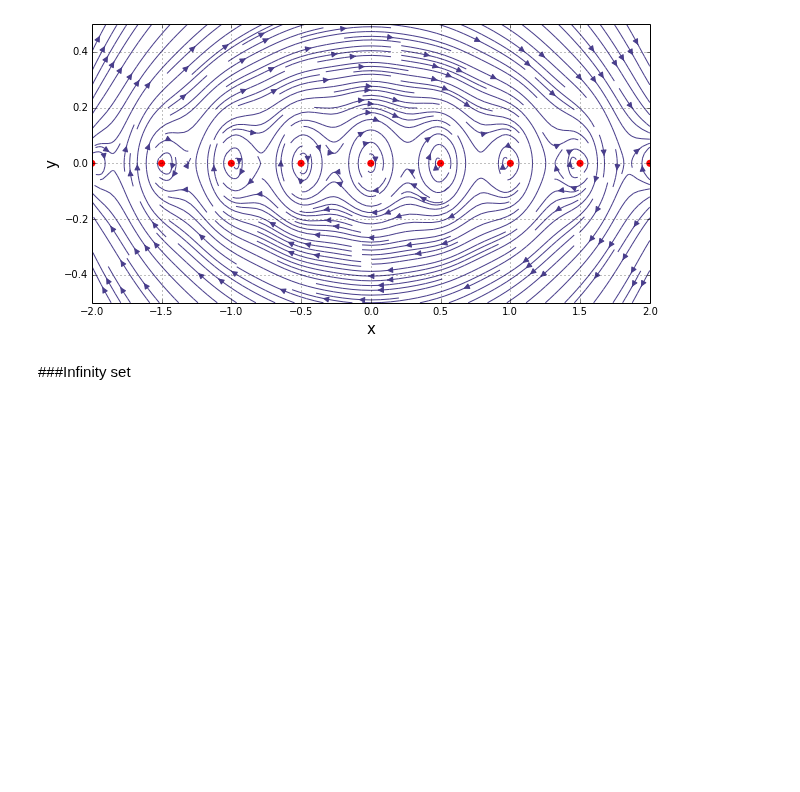
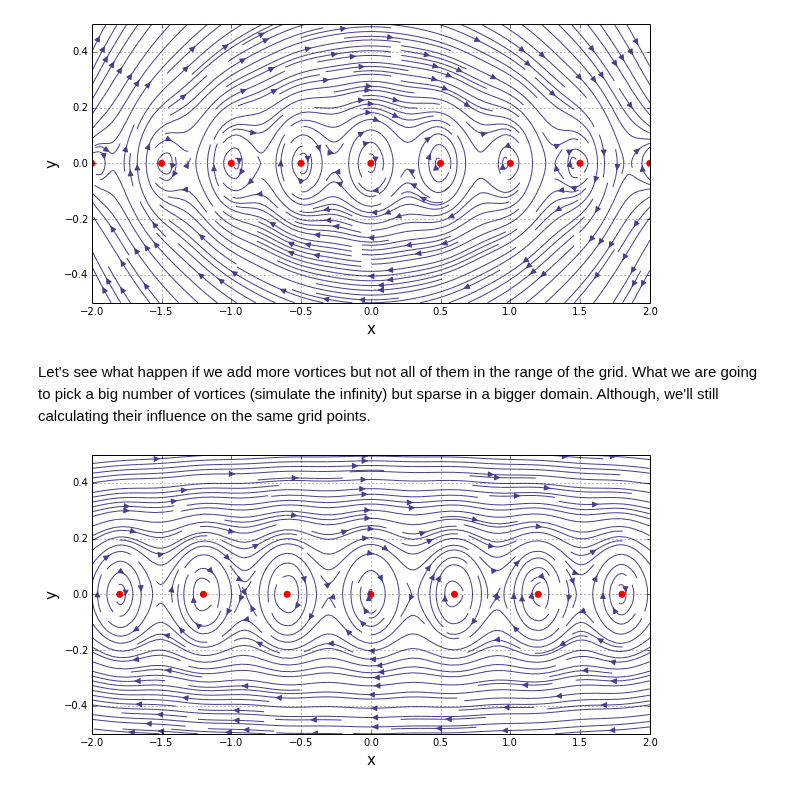
Before and after one commit to engamohd/AeroPython, a Jupyter notebook: my_codes/lesson05_mc.ipynb, the cells around one changed output. Cells and saved outputs as stored; diff of their text form; code cells hidden in the pictures; blank space fills up the shorter version.

Commit message:
Trying more vortices
*Trying more vortices distributed in a bigger range, but
computing the field in the same grid. Approximation of infinity row.

```diff
--- a/my_codes/lesson05_mc.ipynb
+++ b/my_codes/lesson05_mc.ipynb
@@ -95,5 +95,39 @@ pyplot.scatter(x_vort, y_vort, s=50, color='r', marker='o', linewidth=0)
 pyplot.streamplot(X, Y, u_vortex, v_vortex, density=2, linewidth=1, arrowsize=1.2, arrowstyle='-|>',color='#483D8B');
 # %% [output]
 [figure]
-# %% [markdown]
-###Infinity set
+# %% [markdown]
+Let's see what happen if we add more vortices but not all of them in the range of the grid. What we are going to pick a big number of vortices (simulate the infinity) but sparse in a bigger domain. Although, we'll still calculating their influence on the same grid points.
+# %%
+#Set of vortices, version 2
+
+N_vortices_2 = 101                                #number of vortices
+x_start_v, x_end_v  = -30., 30                    #x_start and x_end where we set the vortices
+
+x_vort_2 , y_vort_2 = numpy.linspace(x_start_v, x_end_v, N_vortices_2) , numpy.linspace(0, 0, N_vortices_2)
+# %%
+#Let's call the functions to get the velocity field and the streamlines with the new values
+
+# computes the velocity field on the mesh grid
+u_vortex_2, v_vortex_2 = get_velocity_vortex(Gamma, x_vort_2, y_vort_2, X, Y)
+
+# computes the stream-function on the mesh grid
+psi_vortex_2 = get_stream_function_vortex(Gamma, x_vort_2, y_vort_2, X, Y)
+# %%
+#Now plotting the streamlines of the vortex sheet using streamplot(),
+
+pyplot.figure(figsize=(10,5))      #set plot size
+pyplot.grid(True)                  #plot the grid
+
+#We still ploting in the grid range, to compare the plot with  the previous version
+pyplot.xlim(x_start, x_end)        #set x-lim
+pyplot.ylim(y_start, y_end)        #set y-lim
+pyplot.xlabel('x', fontsize=15)    #set x-label
+pyplot.ylabel('y', fontsize=15)    #set y-label
+
+#sources
+pyplot.scatter(x_vort_2, y_vort_2, s=50, color='r', marker='o', linewidth=0)
+
+#streamlines
+pyplot.streamplot(X, Y, u_vortex_2, v_vortex_2, density=2, linewidth=1, arrowsize=1.2, arrowstyle='-|>',color='#483D8B');
+# %% [output]
+[figure, added]
```
Also changed, not shown: parts of 1 cell of this notebook.
